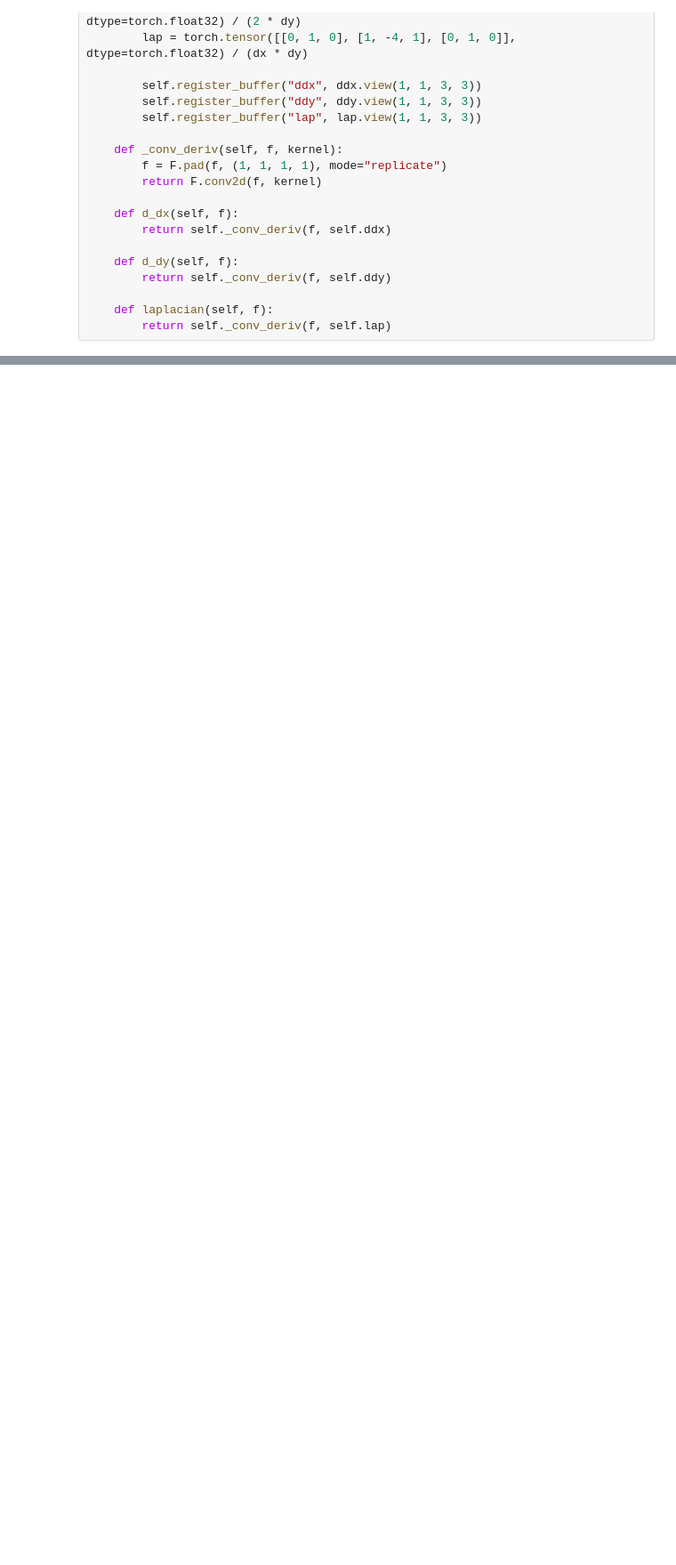
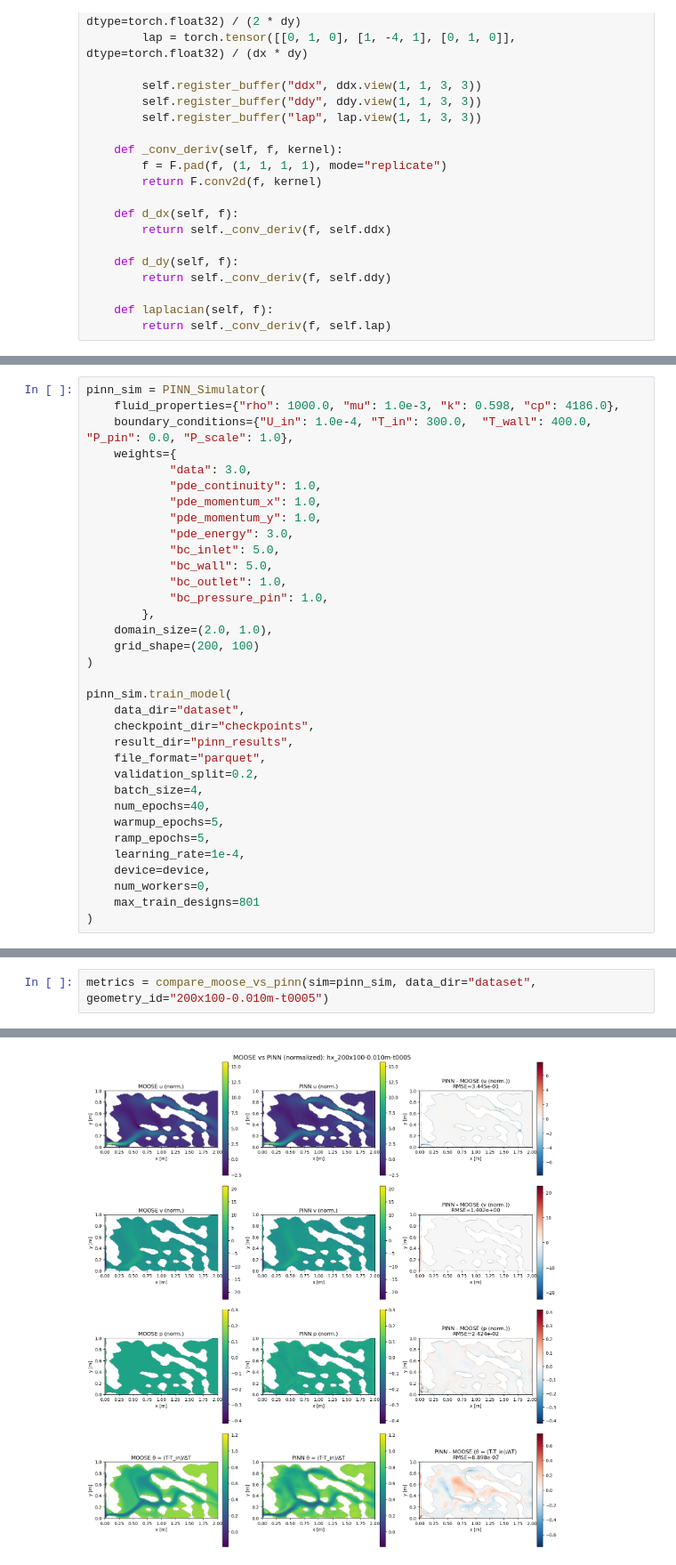
Before and after one commit to Jagardiner97/CUTTHROAT, a Jupyter notebook: pinn-simulator.ipynb, the cells around one changed output, grey strips where cells are left out. Shown at 89% size. Saved outputs shown, nothing was run; the diff lists cells and outputs as text; blank space fills up the shorter version.

Commit message:
added code to manage simulation data and built PINN simulator

```diff
--- a/pinn-simulator.ipynb
+++ b/pinn-simulator.ipynb
@@ -673,0 +933,34 @@ for category, geometries in summary.items():
+# %%
+pinn_sim = PINN_Simulator(
+    fluid_properties={"rho": 1000.0, "mu": 1.0e-3, "k": 0.598, "cp": 4186.0},
+    boundary_conditions={"U_in": 1.0e-4, "T_in": 300.0,  "T_wall": 400.0, "P_pin": 0.0, "P_scale": 1.0},
+    weights={
+            "data": 3.0,
+            "pde_continuity": 1.0,
+            "pde_momentum_x": 1.0,
+            "pde_momentum_y": 1.0,
+            "pde_energy": 3.0,
+            "bc_inlet": 5.0,
+            "bc_wall": 5.0,
+            "bc_outlet": 1.0,
+            "bc_pressure_pin": 1.0,
+        },
+    domain_size=(2.0, 1.0),
+    grid_shape=(200, 100)
+)
+
+pinn_sim.train_model(
+    data_dir="dataset",
+    checkpoint_dir="checkpoints",
+    result_dir="pinn_results",
+    file_format="parquet",
+    validation_split=0.2,
+    batch_size=4,
+    num_epochs=40,
+    warmup_epochs=5,
+    ramp_epochs=5,
+    learning_rate=1e-4,
+    device=device,
+    num_workers=0,
+    max_train_designs=801
+)
@@ -673,0 +1002,3 @@ for category, geometries in summary.items():
+# %%
+metrics = compare_moose_vs_pinn(sim=pinn_sim, data_dir="dataset", geometry_id="200x100-0.010m-t0005")
+# %% [output]
@@ -673,0 +1011 @@ for category, geometries in summary.items():
+[figure, added]
```
Also changed, not shown: parts of 14 cells of this notebook, 2 other files.
